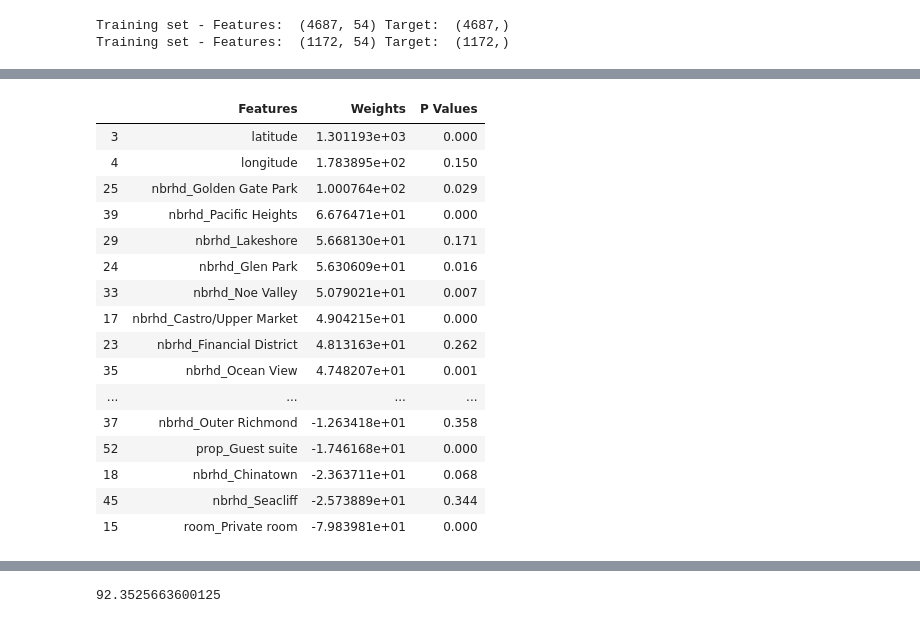
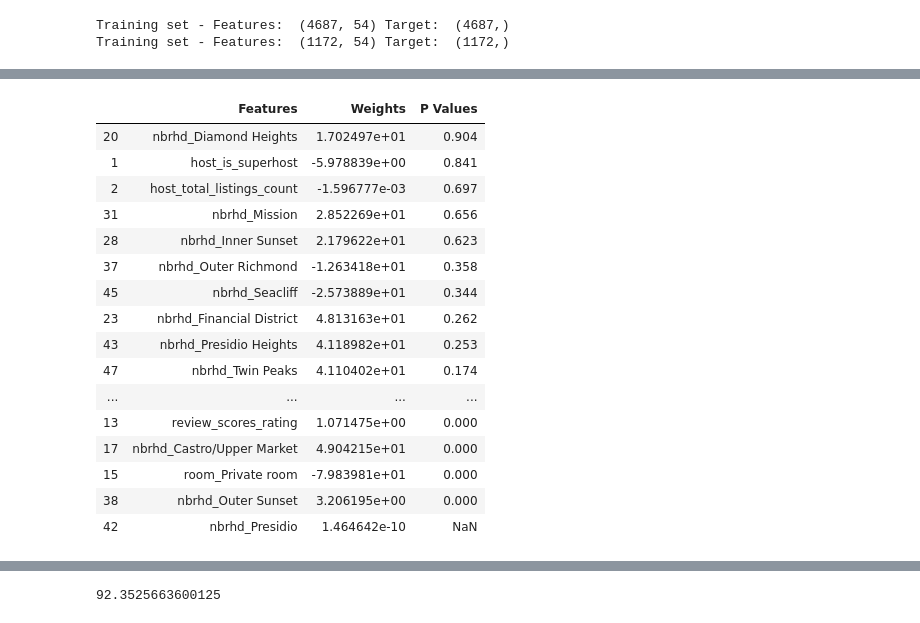
Before and after one commit to CaryMosley/Mod2Project, a Jupyter notebook: AirbnbFeatureEng.ipynb, the cells around one changed output, grey strips where cells are left out. Drawn from its saved outputs; the diff is of its cells as text; code cells hidden in the pictures.

```diff
--- a/AirbnbFeatureEng.ipynb
+++ b/AirbnbFeatureEng.ipynb
@@ -130,27 +110,27 @@ df_feat_col
 # %%
 
 p_values = f_regression(X_train,y_train)[1]
 df_feat_col['Weights'] = reg.coef_
 df_feat_col['P Values'] = p_values.round(3)
-df_feat_col.sort_values(['Weights'], ascending=False)
+df_feat_col.sort_values(['P Values'], ascending=False)
 # %% [output]
 |  | Features | Weights | P Values |
-| 3 | latitude | 1.301193e+03 | 0.000 |
-| 4 | longitude | 1.783895e+02 | 0.150 |
-| 25 | nbrhd_Golden Gate Park | 1.000764e+02 | 0.029 |
-| 39 | nbrhd_Pacific Heights | 6.676471e+01 | 0.000 |
-| 29 | nbrhd_Lakeshore | 5.668130e+01 | 0.171 |
-| 24 | nbrhd_Glen Park | 5.630609e+01 | 0.016 |
-| 33 | nbrhd_Noe Valley | 5.079021e+01 | 0.007 |
+| 20 | nbrhd_Diamond Heights | 1.702497e+01 | 0.904 |
+| 1 | host_is_superhost | -5.978839e+00 | 0.841 |
+| 2 | host_total_listings_count | -1.596777e-03 | 0.697 |
+| 31 | nbrhd_Mission | 2.852269e+01 | 0.656 |
+| 28 | nbrhd_Inner Sunset | 2.179622e+01 | 0.623 |
+| 37 | nbrhd_Outer Richmond | -1.263418e+01 | 0.358 |
+| 45 | nbrhd_Seacliff | -2.573889e+01 | 0.344 |
+| 23 | nbrhd_Financial District | 4.813163e+01 | 0.262 |
+| 43 | nbrhd_Presidio Heights | 4.118982e+01 | 0.253 |
+| 47 | nbrhd_Twin Peaks | 4.110402e+01 | 0.174 |
+| ... | ... | ... | ... |
+| 13 | review_scores_rating | 1.071475e+00 | 0.000 |
 | 17 | nbrhd_Castro/Upper Market | 4.904215e+01 | 0.000 |
-| 23 | nbrhd_Financial District | 4.813163e+01 | 0.262 |
-| 35 | nbrhd_Ocean View | 4.748207e+01 | 0.001 |
-| ... | ... | ... | ... |
-| 37 | nbrhd_Outer Richmond | -1.263418e+01 | 0.358 |
-| 52 | prop_Guest suite | -1.746168e+01 | 0.000 |
-| 18 | nbrhd_Chinatown | -2.363711e+01 | 0.068 |
-| 45 | nbrhd_Seacliff | -2.573889e+01 | 0.344 |
 | 15 | room_Private room | -7.983981e+01 | 0.000 |
+| 38 | nbrhd_Outer Sunset | 3.206195e+00 | 0.000 |
+| 42 | nbrhd_Presidio | 1.464642e-10 | NaN |
 # %%
 r2_train = reg.score(X_train, y_train)
 r2_train = round(r2_train, 3)
```
Also changed, not shown: parts of 40 cells of this notebook.
